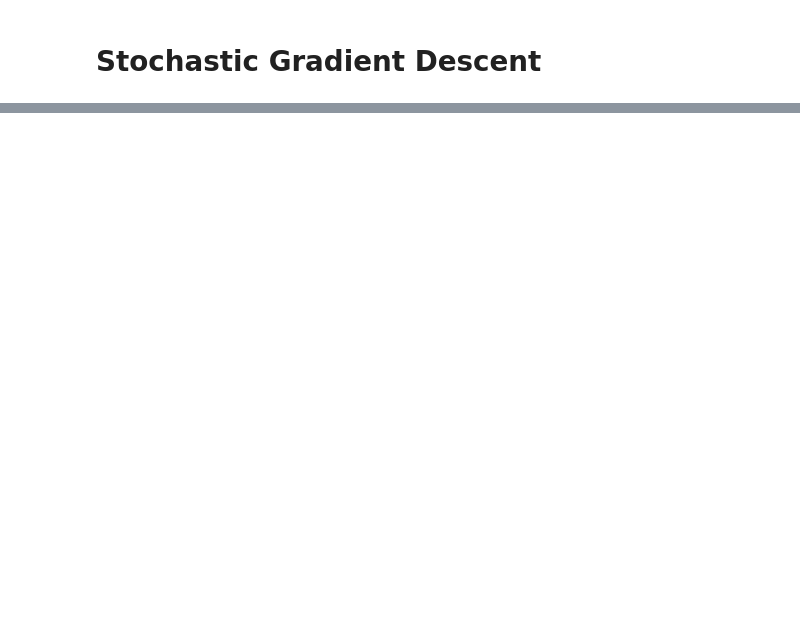
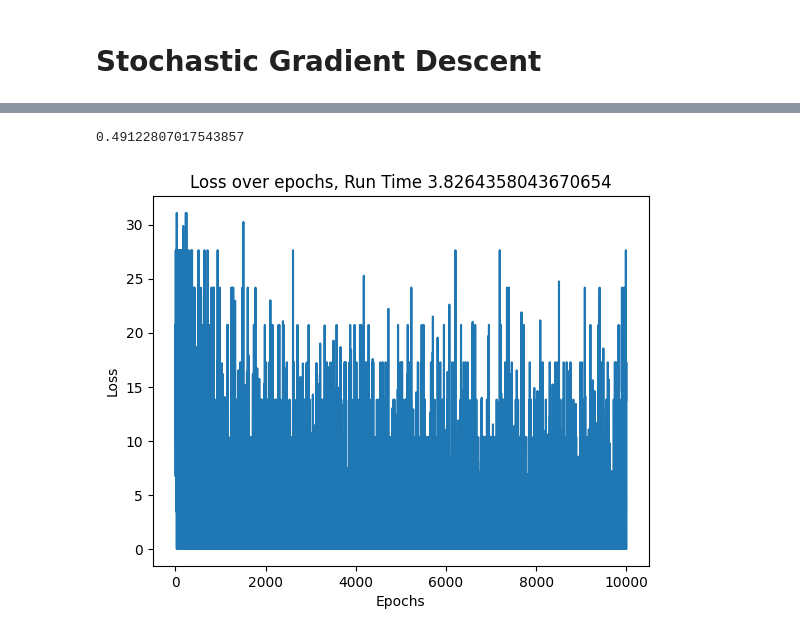
Before and after one commit to shukur-alom/Artificial-Neural-Network-From-Scratch, a Jupyter notebook: main.ipynb, the cells around one changed output, grey strips where cells are left out. Saved outputs shown, nothing was run; the diff lists cells and outputs as text; code cells hidden in the pictures; blank space fills up the shorter version.

Commit message:
Mini Batch Gradient Descent

```diff
--- a/main.ipynb
+++ b/main.ipynb
@@ -277,0 +319,8 @@ sns.heatmap(confusion_matrix(y_test, predict), annot=True, fmt=".1f")
+# %%
+start_time = time.time()
+
+weight_mbgd,loss_mbgd = mini_atch_radient_escent(x_train,y_train,epochs=10000,lr=0.1,batch_size=15)
+
+end_time = time.time()
+
+runtime_mbgd = end_time - start_time
@@ -277,0 +347,12 @@ sns.heatmap(confusion_matrix(y_test, predict), annot=True, fmt=".1f")
+# %%
+accuracy_score(y_test, predict)
+# %% [output]
+0.49122807017543857
+# %%
+sns.lineplot( x=[i for i in range(len(loss_mbgd))], y=loss_mbgd)
+plt.title(f'Loss over epochs, Run Time {runtime_mbgd}')
+plt.xlabel('Epochs')
+plt.ylabel('Loss')
+plt.show()
+# %% [output]
+[figure, added]
```
Also changed, not shown: parts of 16 cells of this notebook.
